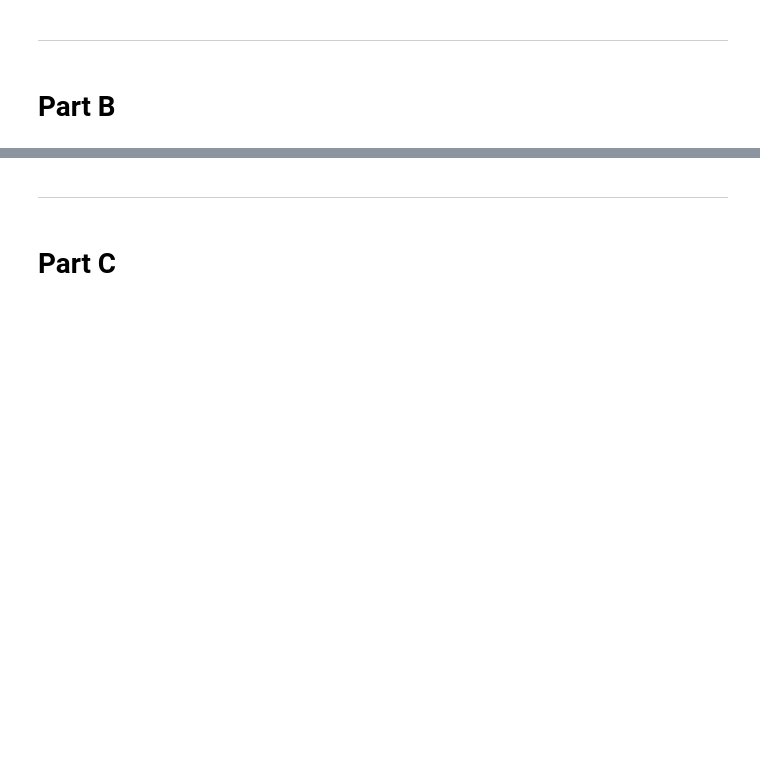
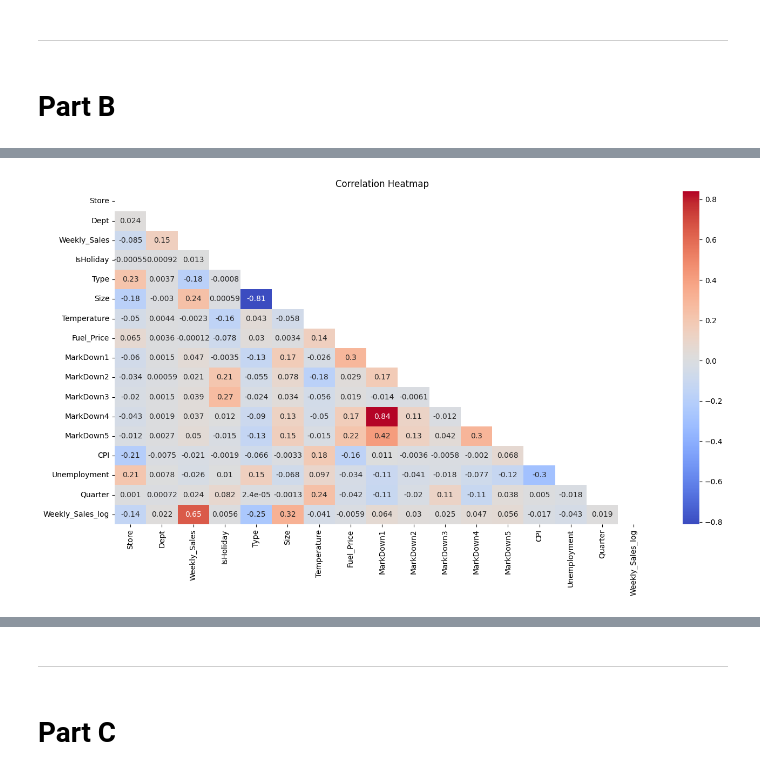
Before and after one commit to ka-kwok/hackathon1-retail-sales-data-analysis, a Jupyter notebook: jupyter_notebooks/data_visualization.ipynb, the cells around one changed output, grey strips where cells are left out. Saved outputs shown, nothing was run; the diff lists cells and outputs as text; code cells hidden in the pictures; blank space fills up the shorter version.

```diff
--- a/jupyter_notebooks/data_visualization.ipynb
+++ b/jupyter_notebooks/data_visualization.ipynb
@@ -165,0 +244,12 @@ plt.show()
+# %%
+# 7. Correlation Heatmap of Numeric Features
+corr = df.select_dtypes(include=[float, int]).corr() # Compute the correlation matrix
+mask = np.triu(np.ones_like(corr, dtype=bool)) # Create a mask for duplicate values
+
+plt.figure(figsize=(14,8))
+sns.heatmap(df.select_dtypes(include=[float, int]).corr(), mask=mask, annot=True, cmap='coolwarm')
+plt.title('Correlation Heatmap')
+plt.tight_layout()
+plt.show()
+# %% [output]
+[figure, added]
```
Also changed, not shown: parts of 18 cells of this notebook.
